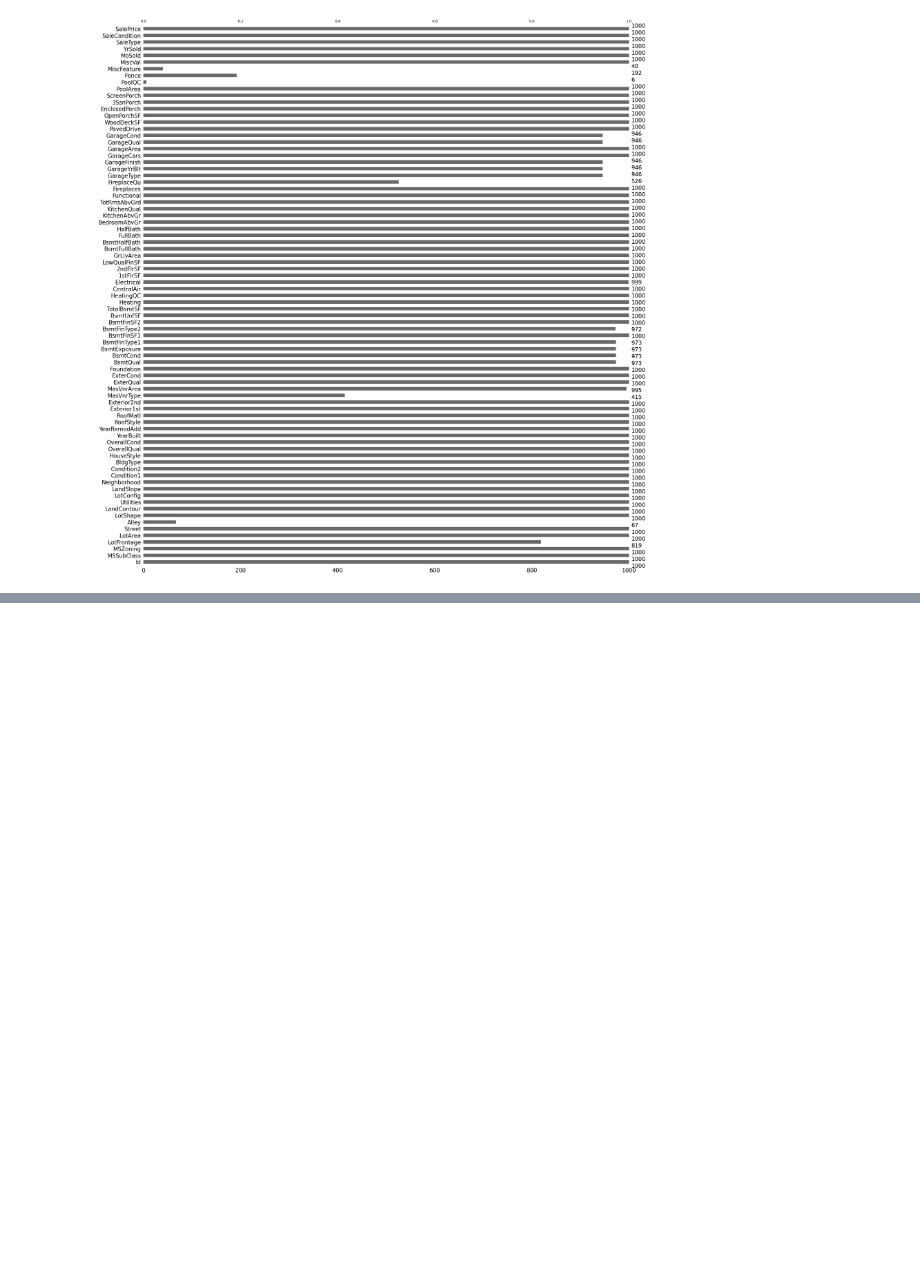
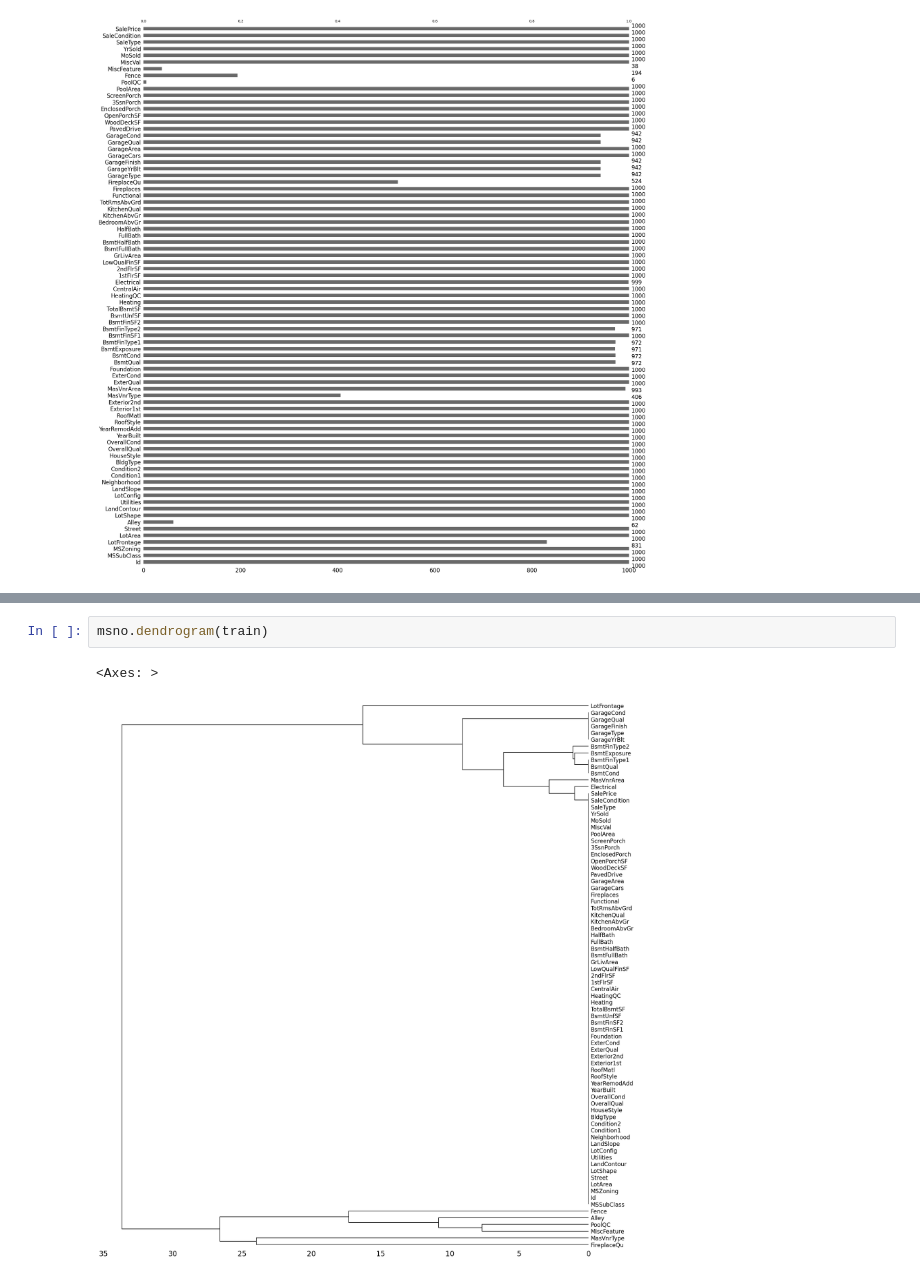
Before and after one commit to yemigabriel/EDA-Practice, a Jupyter notebook: house_prices.ipynb, the cells around one changed output, grey strips where cells are left out. Drawn from its saved outputs; the diff is of its cells as text; blank space fills up the shorter version.

```diff
--- a/house_prices.ipynb
+++ b/house_prices.ipynb
@@ -116,0 +146,5 @@ msno.bar(train.sample(1000))
+# %%
+msno.dendrogram(train)
+# %% [output]
+<Axes: >
+[figure, added]
```
Also changed, not shown: parts of 8 cells of this notebook.
